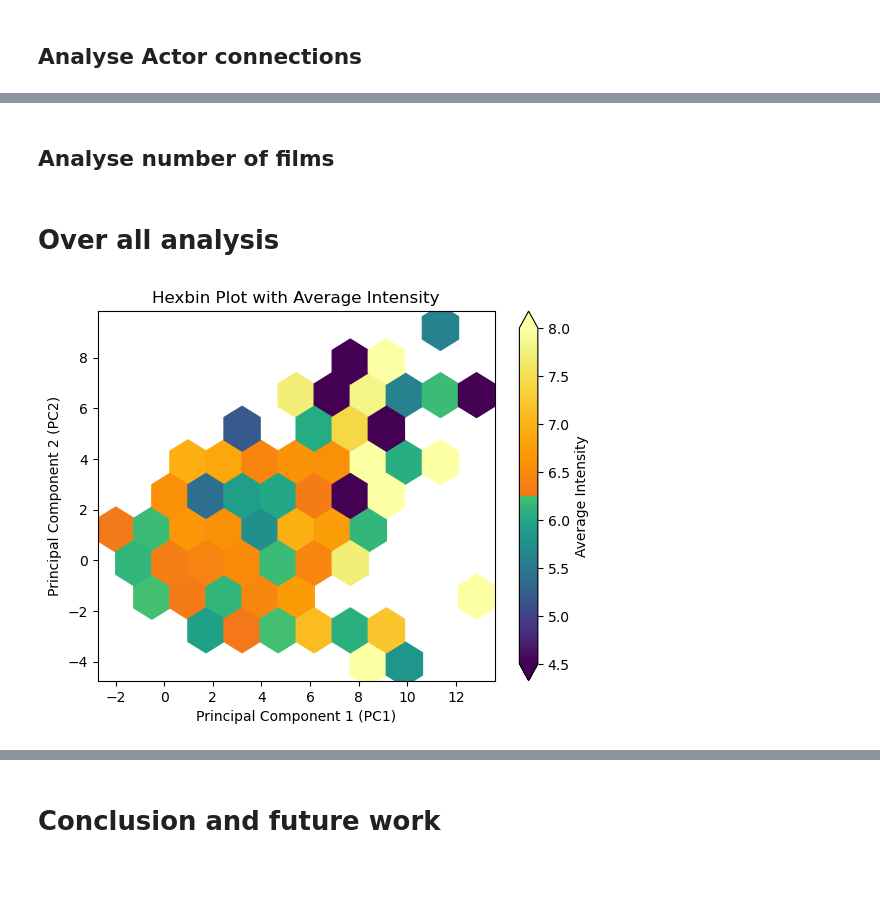
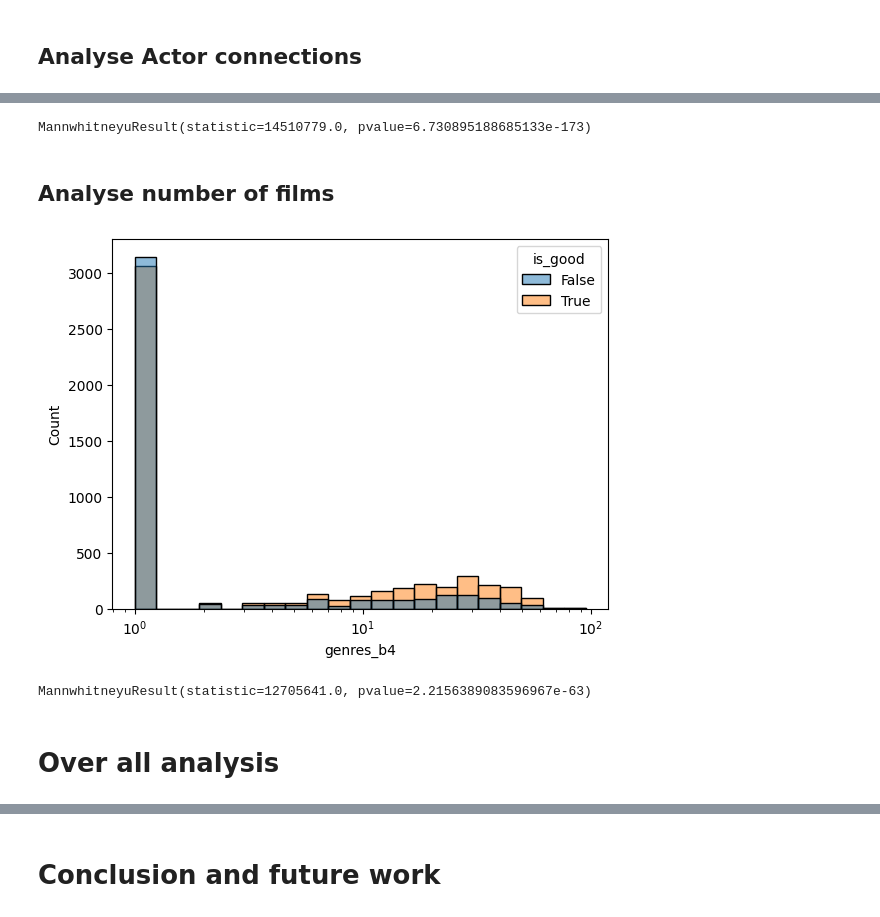
Before and after one commit to epfl-ada/ada-2023-project-dromadaire, a Jupyter notebook: P3end.ipynb, the cells around one changed output, grey strips where cells are left out. Saved outputs shown, nothing was run; the diff lists cells and outputs as text; code cells hidden in the pictures; blank space fills up the shorter version.

```diff
--- a/P3end.ipynb
+++ b/P3end.ipynb
@@ -396,41 +431,23 @@ OCNCLUSION MATCHING (?)
+# %%
+from scipy.stats import mannwhitneyu
+
+# Performing the Mann-Whitney U Test
+mannwhitney = mannwhitneyu(actors_movies[actors_movies['is_good']== True]['actor_connections'], actors_movies[actors_movies['is_good']== False]['actor_connections'], alternative='two-sided')
+print(mannwhitney)
+# %% [output]
+MannwhitneyuResult(statistic=14510779.0, pvalue=6.730895188685133e-173)
 # %% [markdown]
 ## Analyse number of films
+# %%
+sns.histplot(data=actors_movies, x="genres_b4", hue = 'is_good', log_scale=True)
+plt.show()
+# %% [output]
+[figure, added]
+# %%
+# Performing the Mann-Whitney U Test
+mannwhitney = mannwhitneyu(actors_movies[actors_movies['is_good']== True]['genres_b4'], actors_movies[actors_movies['is_good']== False]['genres_b4'], alternative='two-sided')
+print(mannwhitney)
+# %% [output]
+MannwhitneyuResult(statistic=12705641.0, pvalue=2.2156389083596967e-63)
 # %% [markdown]
 # Over all analysis
-# %%
-Years = actors_movies['ReleaseYearRange'].unique()
-#Year40 = actors_movies[actors_movies['ReleaseYearRange'] == '1940 - 1950']
-Year40 = actors_movies
-
- # Reset the index of Year to ensure alignment
-Year40.reset_index(drop=True, inplace=True)
-
-scaler = StandardScaler()
-df_standardized = scaler.fit_transform(Year40[['awards', 'nominations', 'movie_count', 'genres_b4', 'isMale', 'age_at_release', 'actor_connections']].dropna())
-
-pca = PCA(n_components=2)
-pca_result = pca.fit_transform(df_standardized)
-
-# Create a DataFrame with the PCA results
-df_pca = pd.DataFrame(data=pca_result, columns=['PC1', 'PC2'])
-df_pca['Rating'] = actors_movies['averageRating']
-
-# Set custom vmin and vmax values
-vmin = 4.5  # minimum value for the color scale
-vmax = 8    # maximum value for the color scale
-
-# Create a custom colormap
-colors_below_6_2 = plt.cm.viridis(np.linspace(0, 0.7, 256))
-colors_above_6_2 = plt.cm.inferno(np.linspace(0.7, 1, 256))
-colors_combined = np.vstack((colors_below_6_2, colors_above_6_2))
-custom_cmap = LinearSegmentedColormap.from_list('custom_colormap', colors_combined)
-
-# Create a hexbin plot with the custom colormap
-hexbin = plt.hexbin(df_pca['PC1'], df_pca['PC2'], C=df_pca['Rating'], gridsize=10, cmap=custom_cmap, reduce_C_function=np.mean, vmin=vmin, vmax=vmax)
-plt.xlabel('Principal Component 1 (PC1)')
-plt.ylabel('Principal Component 2 (PC2)')
-plt.title('Hexbin Plot with Average Intensity')
-plt.colorbar(hexbin, label='Average Intensity', extend='both')  # Add extend='both' to show color limits beyond the data range
-plt.show()
-# %% [output]
-[figure, removed]
```
Also changed, not shown: parts of 11 cells of this notebook.
